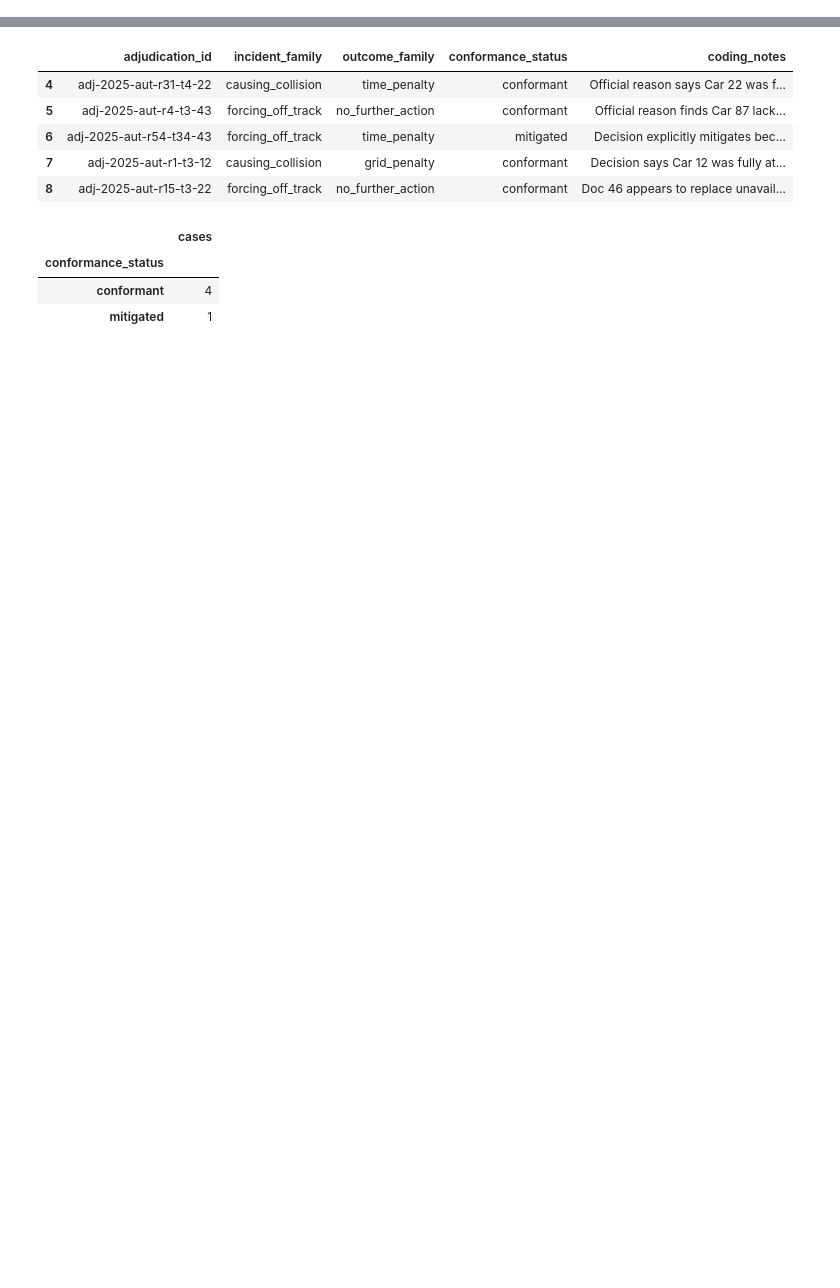
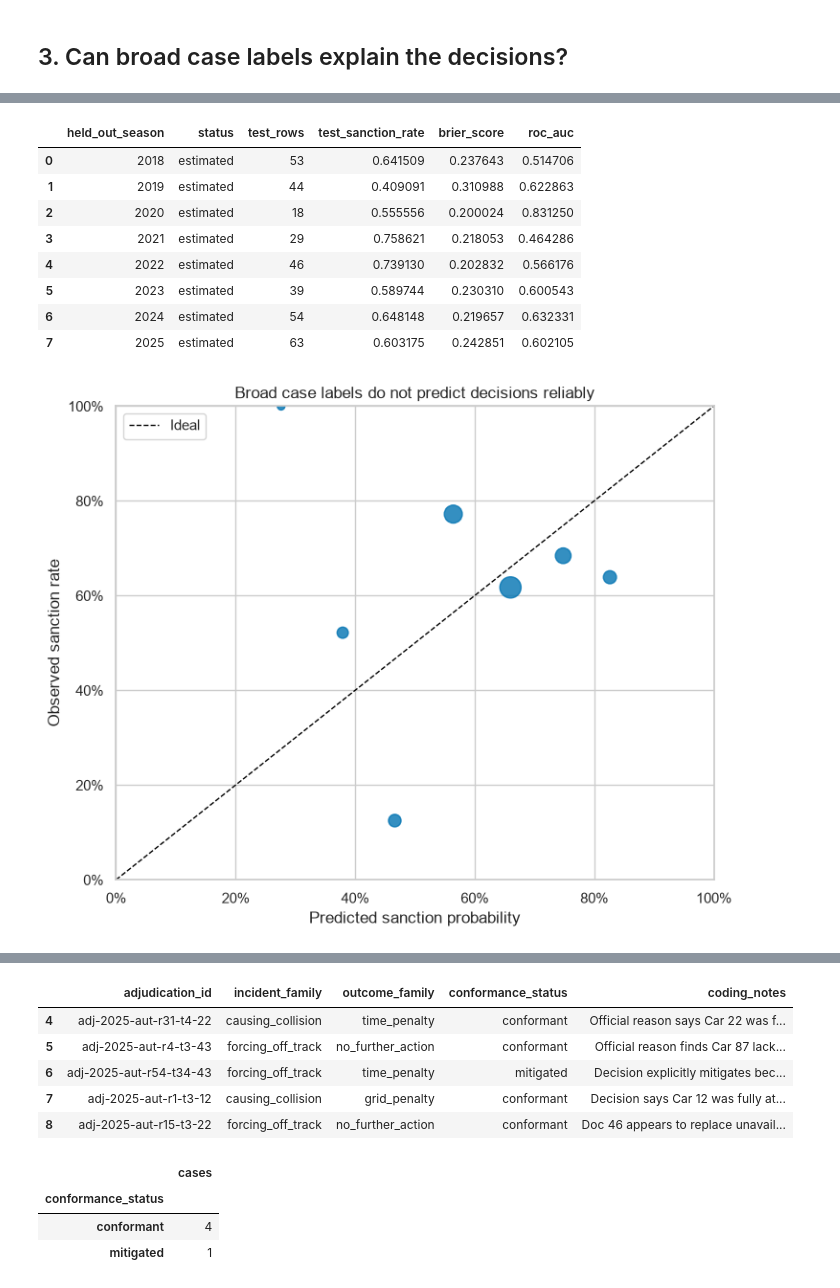
Before and after one commit to brianbzeng/f1-stewarding-analysis, a Jupyter notebook: notebooks/06_final_oversight_report.ipynb, the cells around one changed output, grey strips where cells are left out. Saved outputs shown, nothing was run; the diff lists cells and outputs as text; code cells hidden in the pictures; blank space fills up the shorter version.

```diff
--- a/notebooks/06_final_oversight_report.ipynb
+++ b/notebooks/06_final_oversight_report.ipynb
@@ -457,0 +323,66 @@ harm does not by itself prove fault, and a penalty for conduct is not automatic
+# %% [markdown]
+## 3. Can broad case labels explain the decisions?
+# %%
+spec = load_outcome_model_spec()
+outcome_validation = validate_released_outcome_model(features, spec)
+metric_values = outcome_validation.metrics.set_index("metric")["value"]
+metric_display = pd.DataFrame(
+    {
+        "measure": [
+            "Cases",
+            "Events",
+            "Observed sanction rate",
+            "Model Brier score (lower is better)",
+            "Simple-baseline Brier score",
+            "Improvement over baseline",
+            "ROC AUC (0.5 is chance ranking)",
+            "Calibration slope (1.0 is ideal)",
+        ],
+        "value": [
+            int(metric_values["rows"]),
+            int(metric_values["events"]),
+            f'{metric_values["outcome_prevalence"]:.1%}',
+            f'{metric_values["model_brier_score"]:.3f}',
+            f'{metric_values["baseline_brier_score"]:.3f}',
+            f'{metric_values["brier_improvement_over_baseline"]:.4f}',
+            f'{metric_values["model_roc_auc"]:.3f}',
+            f'{metric_values["calibration_slope"]:.3f}',
+        ],
+    }
+)
+display(metric_display)
+display(outcome_validation.leave_one_season_out)
+
+assert (outcome_validation.fold_audit["event_overlap"] == 0).all()
+assert metric_values["model_roc_auc"] < 0.60
+assert metric_values["brier_improvement_over_baseline"] < 0.005
+
+reliability = outcome_validation.reliability.copy()
+fig, ax = plt.subplots(figsize=(7.5, 6))
+ax.plot([0, 1], [0, 1], color="black", linestyle="--", linewidth=1, label="Ideal")
+ax.scatter(
+    reliability["mean_predicted_probability"],
+    reliability["observed_sanction_rate"],
+    s=25 + reliability["rows"] * 2,
+    color=COLORS[0],
+    alpha=0.8,
+)
+ax.set(
+    title="Broad case labels do not predict decisions reliably",
+    xlabel="Predicted sanction probability",
+    ylabel="Observed sanction rate",
+    xlim=(0, 1),
+    ylim=(0, 1),
+)
+ax.xaxis.set_major_formatter(plt.matplotlib.ticker.PercentFormatter(1))
+ax.yaxis.set_major_formatter(plt.matplotlib.ticker.PercentFormatter(1))
+ax.legend(frameon=True)
+plt.tight_layout()
+fig.savefig(GENERATED / "grouped_model_calibration.png", dpi=180, bbox_inches="tight")
+plt.show()
+
+outcome_validation.metrics.to_csv(GENERATED / "grouped_model_metrics.csv", index=False)
+outcome_validation.leave_one_season_out.to_csv(
+    GENERATED / "grouped_model_leave_one_season_out.csv", index=False
+)
+# %% [output]
@@ -457,0 +398,10 @@ harm does not by itself prove fault, and a penalty for conduct is not automatic
+|  | held_out_season | status | test_rows | test_sanction_rate | brier_score | roc_auc |
+| 0 | 2018 | estimated | 53 | 0.641509 | 0.237643 | 0.514706 |
+| 1 | 2019 | estimated | 44 | 0.409091 | 0.310988 | 0.622863 |
+| 2 | 2020 | estimated | 18 | 0.555556 | 0.200024 | 0.831250 |
+| 3 | 2021 | estimated | 29 | 0.758621 | 0.218053 | 0.464286 |
+| 4 | 2022 | estimated | 46 | 0.739130 | 0.202832 | 0.566176 |
+| 5 | 2023 | estimated | 39 | 0.589744 | 0.230310 | 0.600543 |
+| 6 | 2024 | estimated | 54 | 0.648148 | 0.219657 | 0.632331 |
+| 7 | 2025 | estimated | 63 | 0.603175 | 0.242851 | 0.602105 |
+[figure, added]
```
Also changed, not shown: parts of 38 cells of this notebook, 39 other files.
